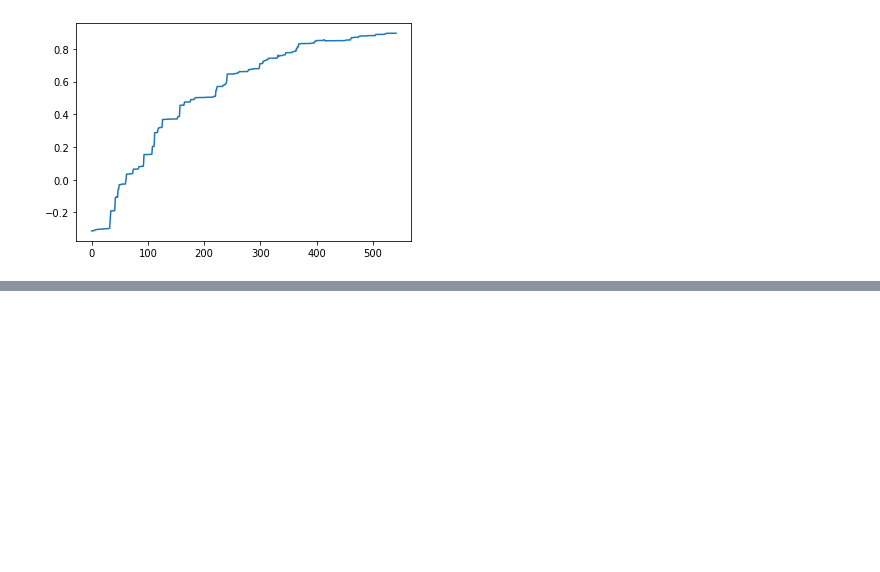
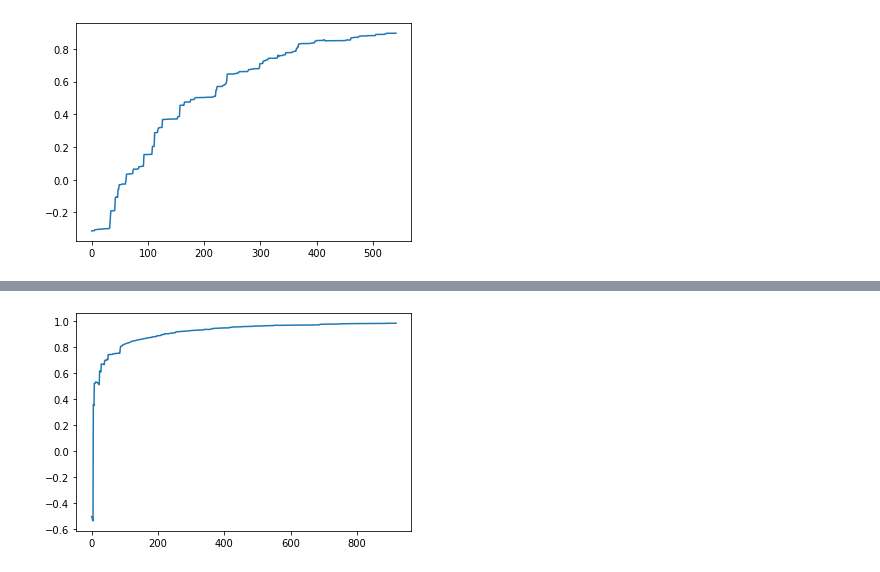
Before and after one commit to Phimanu/MachineLearningControl, a Jupyter notebook: systemIdentification/system_identification.ipynb, the cells around one changed output, grey strips where cells are left out. Cells and saved outputs as stored; diff of their text form; code cells hidden in the pictures; blank space fills up the shorter version.

```diff
--- a/systemIdentification/system_identification.ipynb
+++ b/systemIdentification/system_identification.ipynb
@@ -156,7 +156,7 @@ run_ridge_offline(X[['Combined']])
 0.980056510443594
 0.9926243736578645
 # %%
-def run_ridge_online(features):
+def run_ridge_online(features, y):
     scaler = StandardScaler()
     scaler.fit(features)
     features_scaled = scaler.transform(features)
@@ -169,7 +169,7 @@ def run_ridge_online(features):
         scores.append(ridge.score(X_test, y_test))
         x.append(i)
     plt.plot(x, scores)
-run_ridge_online(X[['Combined']])
+run_ridge_online(X[['Combined']], y)
 # %% [output]
 [figure]
 # %% [markdown]
@@ -187,0 +235,4 @@ run_ridge_online(X[['Combined']])
+# %%
+run_ridge_online(X_nonstationary, y_nonstationary)
+# %% [output]
+[figure, added]
```
Also changed, not shown: parts of 9 cells of this notebook, 1 other file.
